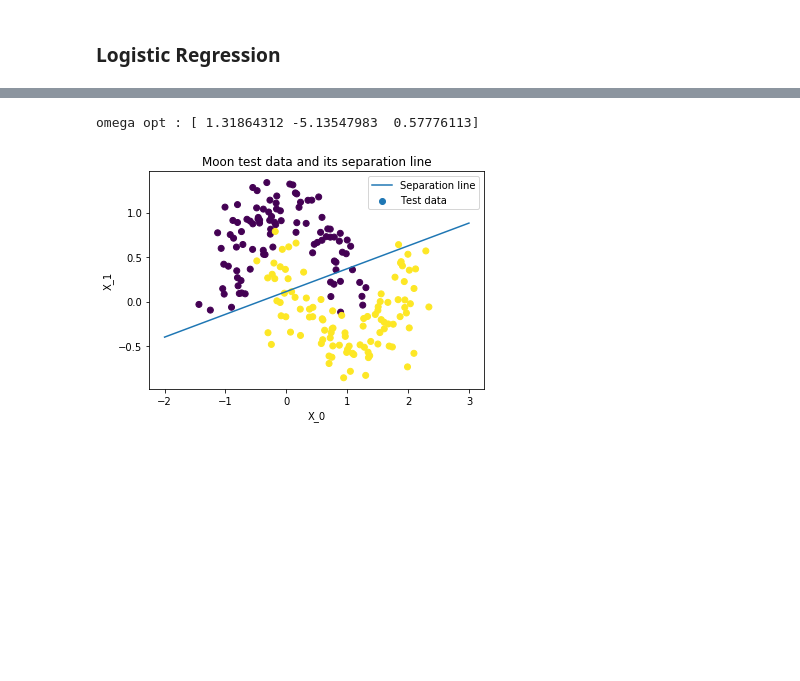
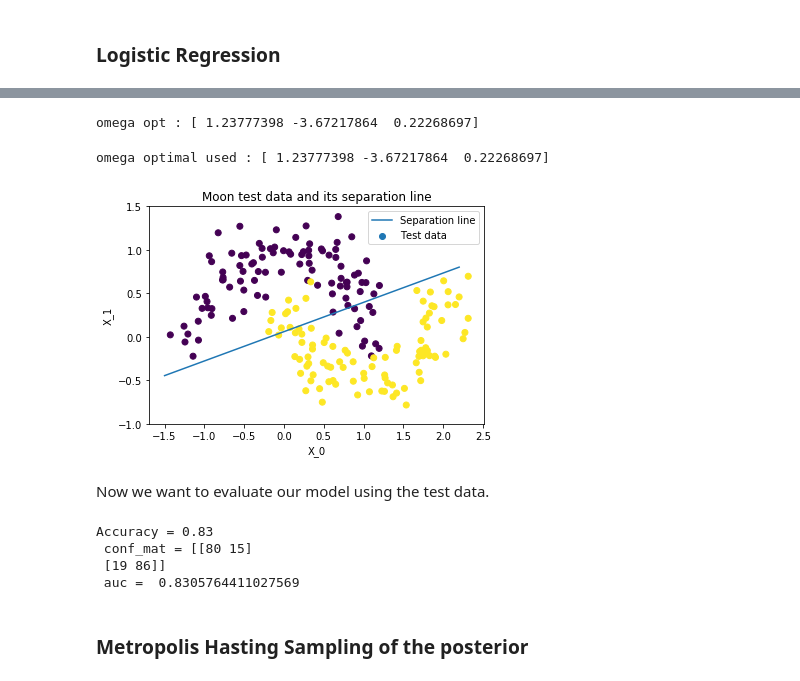
Before and after one commit to poupeaua/classification-logreg, a Jupyter notebook: classification-logreg.ipynb, the cells around one changed output, grey strips where cells are left out. Saved outputs shown, nothing was run; the diff lists cells and outputs as text; code cells hidden in the pictures; blank space fills up the shorter version.

```diff
--- a/classification-logreg.ipynb
+++ b/classification-logreg.ipynb
@@ -56,18 +64,25 @@ def toXtilde(X):
 def sigmoid(x):
     return 1/(1+np.exp(-x))
 # %%
-def nll(omega, X, y):
+def nll(omega, X, y, mu_prior, beta_prior):
     n_samples_X = X.shape[0]
+
+    # generative part
     array_sum = np.zeros(n_samples_X)
     epsilon = 10**(-8)
     for i in range(0, n_samples_X):
         # w0*X0 + w1*X1 + w2
         sigmoid_value = sigmoid(np.matmul(omega[:2], X[i,:].T) + omega[2])
         array_sum[i] = y[i]*np.log(sigmoid_value+epsilon) + (1-y[i])*np.log(1-sigmoid_value+epsilon)
-    nll = - np.sum(array_sum)
+
+    # prior part
+    prior_part = (1/(2*beta_prior**2))*np.sum((omega-mu_prior)**2)
+
+    # nll total
+    nll = -np.sum(array_sum)+ prior_part
     return nll
 # %%
-def jac_nll(omega, X, y):
+def jac_nll(omega, X, y, mu_prior, beta_prior):
     n_samples_X = X.shape[0]
     jac_nll = np.zeros(3)
     epsilon = 10**(-8)
@@ -75,27 +90,39 @@ def jac_nll(omega, X, y):
         # w0*X0 + w1*X1 + w2
         sigmoid_value = sigmoid(np.matmul(omega[:2], X[i,:].T) + omega[2])
         jac_nll += (sigmoid_value - y[i])*np.array([X[i,0], X[i,1], 1])
+    jac_nll += 2*(omega-mu_prior)
     return jac_nll
 # %%
 initial_guess_omega = [0.5, 1.3, 1]
+beta_prior = 5
+mu_prior = np.array([0, 1, 0])
 result_opt = scipy.optimize.minimize(fun=nll,
                                      jac=jac_nll,
                                      x0=initial_guess_omega,
-                                     args=(X_train, y_train),
+                                     args=(X_train, y_train, mu_prior, beta_prior),
                                      method="L-BFGS-B")
-#                                      bounds=[(-2, 2), (-10, 10), (-2, -2)])
+
 omega_opt = result_opt.x
 print("omega opt :", omega_opt)
 # %% [output]
-omega opt : [ 1.31864312 -5.13547983  0.57776113]
+omega opt : [ 1.23777398 -3.67217864  0.22268697]
 # %%
-plt.scatter(X_test[:,0], X_test[:,1], c=y_test, label="Test data")
-t = np.linspace(-2, 3, 2)
-plt.plot(t, -t*omega_opt[0]/omega_opt[1]-omega_opt[2]/omega_opt[1], label="Separation line")
-plt.legend()
-plt.title("Moon test data and its separation line")
-plt.xlabel("X_0")
-plt.ylabel("X_1")
-plt.show()
+def visualizeLine(omega=omega_opt, legend=True, display_omega=True):
+    if display_omega:
+        print("omega optimal used :", omega)
+    plt.scatter(X_test[:,0], X_test[:,1], c=y_test, label="Test data")
+    t = np.linspace(-1.5, 2.2, 2)
+    plt.plot(t, -t*omega[0]/omega[1]-omega[2]/omega[1], label="Separation line")
+    if legend:
+        plt.legend()
+    plt.title("Moon test data and its separation line")
+    plt.xlabel("X_0")
+    plt.ylabel("X_1")
+    plt.ylim(top=1.5, bottom=-1.0)
-# %% [output]
-[figure, removed]
+# %%
+visualizeLine()
+# %% [output]
+omega optimal used : [ 1.23777398 -3.67217864  0.22268697]
+[figure, added]
+# %% [markdown]
+Now we want to evaluate our model using the test data.
@@ -101,0 +149,10 @@ plt.show()
+# %%
+y_pred_test = predict(X=X_test, w_opt=omega_opt)
+evaluateModel(y_pred_test=y_pred_test)
+# %% [output]
+Accuracy = 0.83
+ conf_mat = [[80 15]
+ [19 86]]
+ auc =  0.8305764411027569
+# %% [markdown]
+### Metropolis Hasting Sampling of the posterior
```
Also changed, not shown: parts of 24 cells of this notebook, 6 other files.
